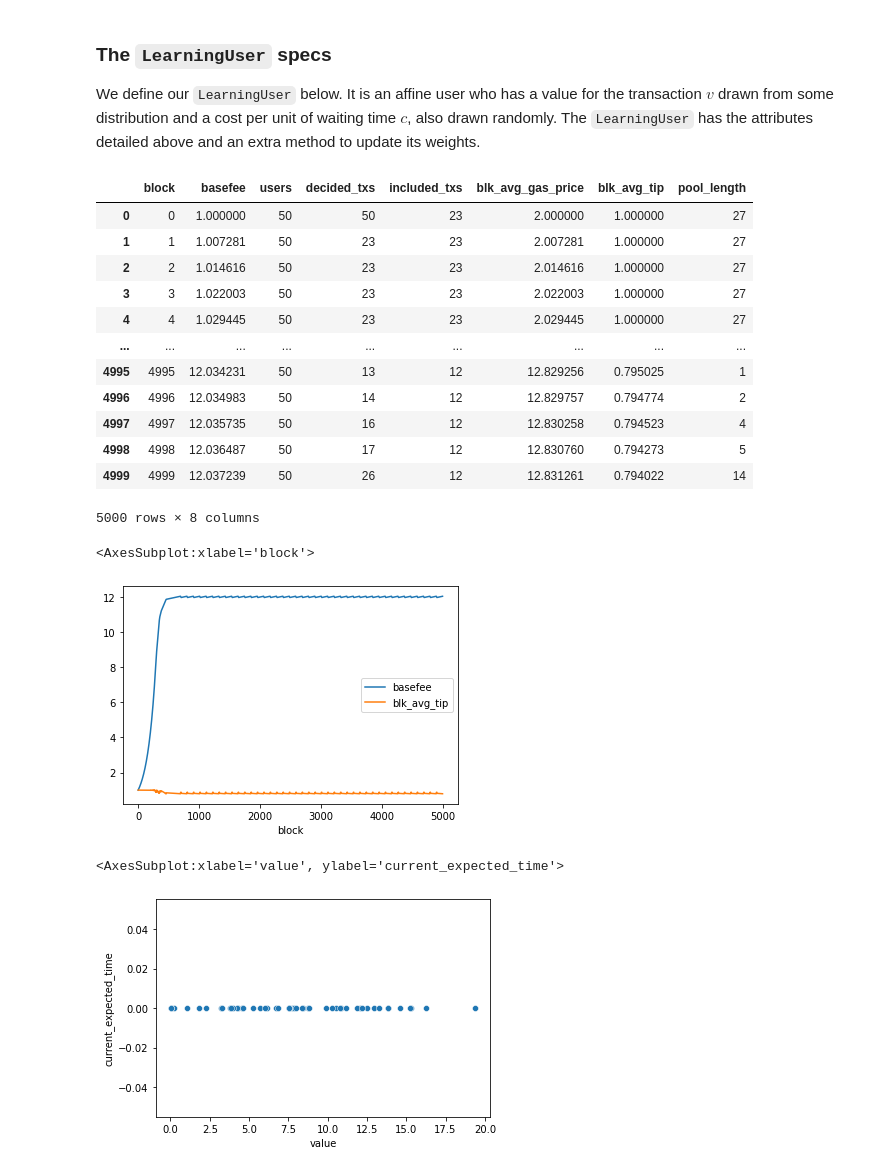
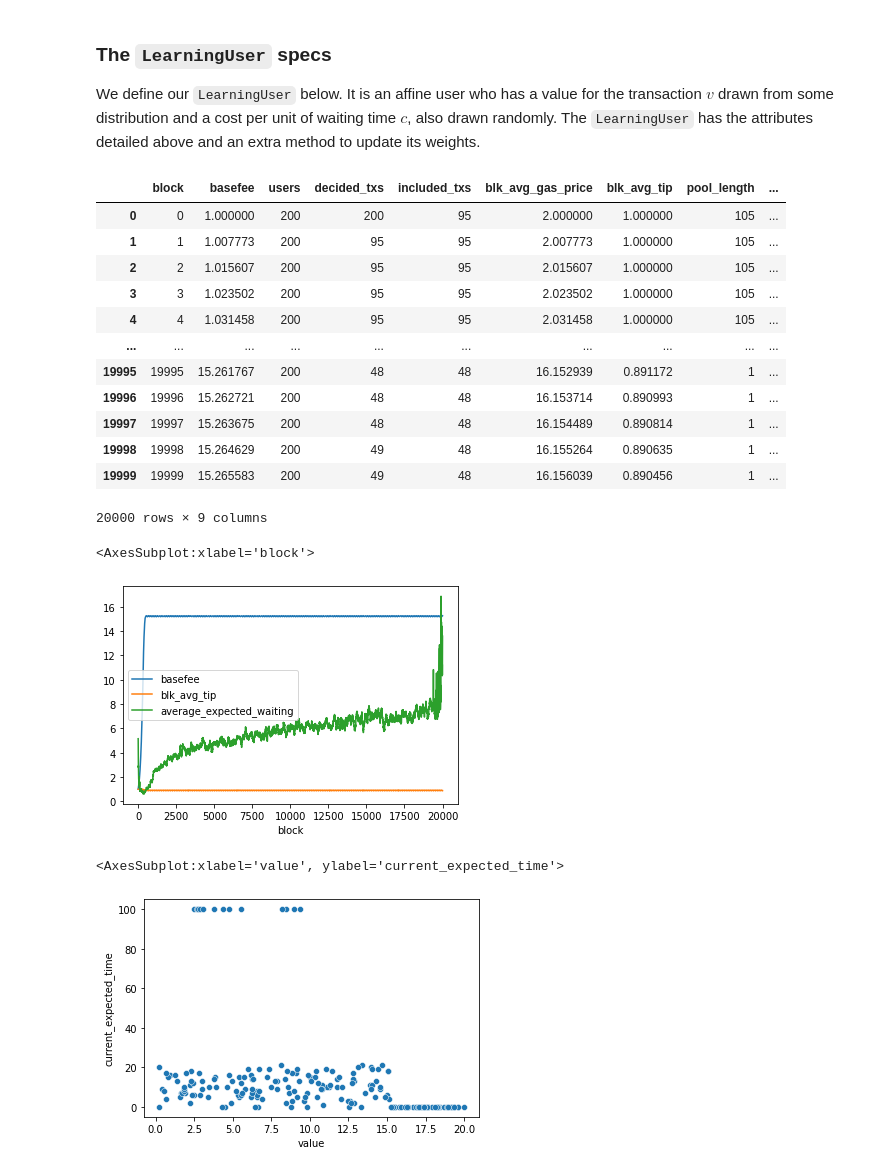
Before and after one commit to ethereum/abm1559, a Jupyter notebook: notebooks/learning.ipynb, the cells around one changed output. Cells and saved outputs as stored; diff of their text form; code cells hidden in the pictures.

Commit message:
Change learning dynamics

```diff
--- a/notebooks/learning.ipynb
+++ b/notebooks/learning.ipynb
@@ -101,20 +101,24 @@ We define our `LearningUser` below. It is an affine user who has a value for the
 # %%
 class LearningUser(User1559):
 
-    cut_off = 10 # How long the user waits for until resubmitting
+    def __init__(self, **kwds):
+        super().__init__(**kwds)
 
-    # User maintains a probability distribution over its waiting time
-    weights = np.array([poisson_pdf(0, k) for k in range(cut_off+1)])
-    weights /= np.sum(weights)
+        self.cut_off = 30 # How long the user waits for until resubmitting
 
-    # State of the user
-    transacting = False # Does the user have a pending transaction?
-    waiting_time = 0 # How long have they been waiting?
-    current_expected_time = cut_off # What is the expected time of their current transaction?
-    learning_rate = 1 # How fast are they learning?
+        # User maintains a probability distribution over its waiting time
+        self.weights = np.array([poisson_pdf(5, k) for k in range(self.cut_off+1)])
+        self.weights /= np.sum(self.weights)
+
+        # State of the user
+        self.transacting = False # Does the user have a pending transaction?
+        self.waiting_time = 0 # How long have they been waiting?
+        self.current_expected_time = self.cut_off # What is the expected time of their current transaction?
+        self.learning_rate = 1 # How fast are they learning?
 
     def update_weights(self):
-        self.weights = weights_update_rule(self.weights, self.current_expected_time, self.waiting_time, self.learning_rate)
+        self.weights = weights_update_rule(
+            self.weights, self.current_expected_time, self.waiting_time, self.learning_rate)
 
     def expected_time(self, params):
         self.current_expected_time = rng.choice(np.array(range(self.cut_off+1)), p = self.weights)
@@ -139,6 +143,9 @@ class LearningUser(User1559):
             "current_block": expected_block,
         })
 
+        if expected_payoff <= 0:
+            return None
+
         tx = Tx1559(
             sender = self.pub_key,
             params = tx_params,
@@ -216,6 +223,7 @@ def simulate(users_lambda, simulation_steps, UserClass):
             "blk_avg_gas_price": block.average_gas_price(),
             "blk_avg_tip": block.average_tip(),
             "pool_length": txpool.pool_length,
+            "average_expected_waiting": np.mean([u.current_expected_time for u in users])
         }
         metrics.append(row_metrics)
 
@@ -234,30 +242,30 @@ def simulate(users_lambda, simulation_steps, UserClass):
 
     return (pd.DataFrame(metrics), user_pool, chain)
 # %%
-(df, user_pool, chain) = simulate(50, 5000, LearningUser)
+(df, user_pool, chain) = simulate(200, 20000, LearningUser)
 # %%
 df
 # %% [output]
-|  | block | basefee | users | decided_txs | included_txs | blk_avg_gas_price | blk_avg_tip | pool_length |
-| 0 | 0 | 1.000000 | 50 | 50 | 23 | 2.000000 | 1.000000 | 27 |
-| 1 | 1 | 1.007281 | 50 | 23 | 23 | 2.007281 | 1.000000 | 27 |
-| 2 | 2 | 1.014616 | 50 | 23 | 23 | 2.014616 | 1.000000 | 27 |
-| 3 | 3 | 1.022003 | 50 | 23 | 23 | 2.022003 | 1.000000 | 27 |
-| 4 | 4 | 1.029445 | 50 | 23 | 23 | 2.029445 | 1.000000 | 27 |
-| ... | ... | ... | ... | ... | ... | ... | ... | ... |
-| 4995 | 4995 | 12.034231 | 50 | 13 | 12 | 12.829256 | 0.795025 | 1 |
-| 4996 | 4996 | 12.034983 | 50 | 14 | 12 | 12.829757 | 0.794774 | 2 |
-| 4997 | 4997 | 12.035735 | 50 | 16 | 12 | 12.830258 | 0.794523 | 4 |
-| 4998 | 4998 | 12.036487 | 50 | 17 | 12 | 12.830760 | 0.794273 | 5 |
-| 4999 | 4999 | 12.037239 | 50 | 26 | 12 | 12.831261 | 0.794022 | 14 |
+|  | block | basefee | users | decided_txs | included_txs | blk_avg_gas_price | blk_avg_tip | pool_length | ... |
+| 0 | 0 | 1.000000 | 200 | 200 | 95 | 2.000000 | 1.000000 | 105 | ... |
+| 1 | 1 | 1.007773 | 200 | 95 | 95 | 2.007773 | 1.000000 | 105 | ... |
+| 2 | 2 | 1.015607 | 200 | 95 | 95 | 2.015607 | 1.000000 | 105 | ... |
+| 3 | 3 | 1.023502 | 200 | 95 | 95 | 2.023502 | 1.000000 | 105 | ... |
+| 4 | 4 | 1.031458 | 200 | 95 | 95 | 2.031458 | 1.000000 | 105 | ... |
+| ... | ... | ... | ... | ... | ... | ... | ... | ... | ... |
+| 19995 | 19995 | 15.261767 | 200 | 48 | 48 | 16.152939 | 0.891172 | 1 | ... |
+| 19996 | 19996 | 15.262721 | 200 | 48 | 48 | 16.153714 | 0.890993 | 1 | ... |
+| 19997 | 19997 | 15.263675 | 200 | 48 | 48 | 16.154489 | 0.890814 | 1 | ... |
+| 19998 | 19998 | 15.264629 | 200 | 49 | 48 | 16.155264 | 0.890635 | 1 | ... |
+| 19999 | 19999 | 15.265583 | 200 | 49 | 48 | 16.156039 | 0.890456 | 1 | ... |
-5000 rows × 8 columns
+20000 rows × 9 columns
 # %%
-df.plot("block", ["basefee", "blk_avg_tip"])
+df.plot("block", ["basefee", "blk_avg_tip", "average_expected_waiting"])
 # %% [output]
 <AxesSubplot:xlabel='block'>
-[figure, old version]
+[figure, new version]
 # %%
 sns.scatterplot(data=user_pool.export(), x="value", y="current_expected_time")
 # %% [output]
 <AxesSubplot:xlabel='value', ylabel='current_expected_time'>
-[figure, old version]
+[figure, new version]
```
Also changed, not shown: 2 other files.
